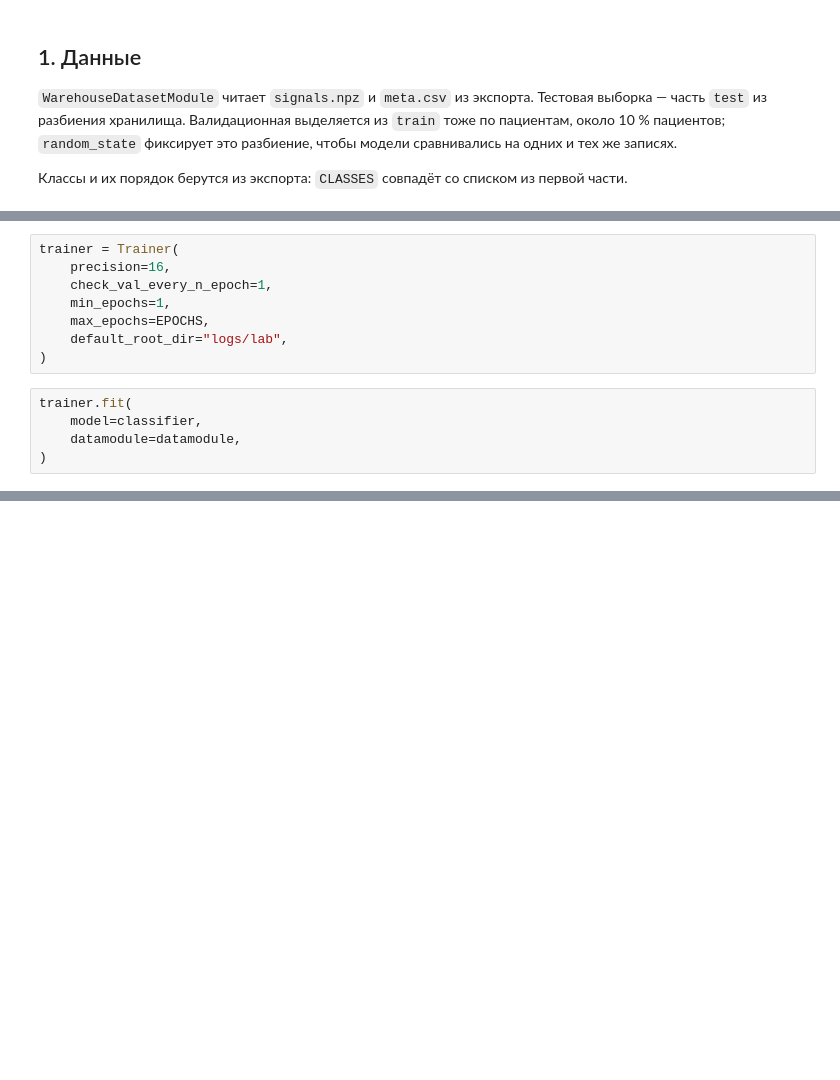
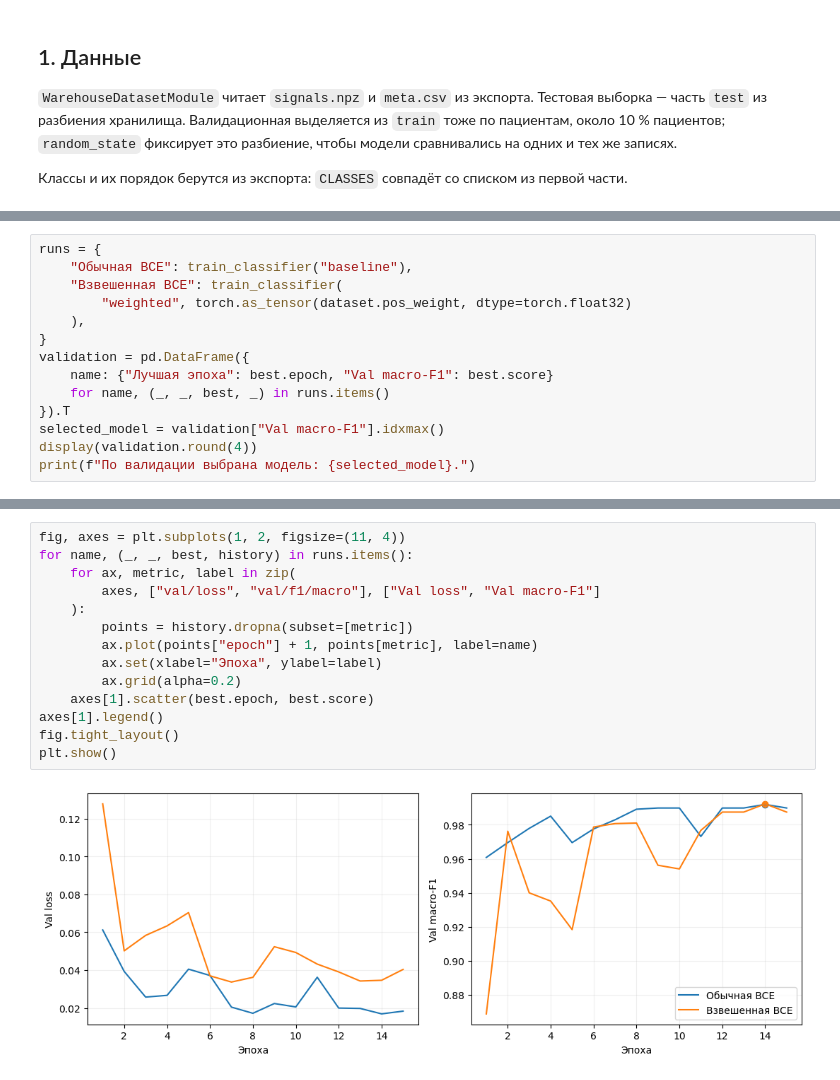
Before and after one commit to 4elodoy-Molovek/ecg-labwork, a Jupyter notebook: ecg-ml/notebooks/lab_training.ipynb, the cells around one changed output, grey strips where cells are left out. Cells and saved outputs as stored; diff of their text form; blank space fills up the shorter version.

```diff
--- a/ecg-ml/notebooks/lab_training.ipynb
+++ b/ecg-ml/notebooks/lab_training.ipynb
@@ -103,13 +55,0 @@ classifier = ClassifierLModule(
-# %%
-trainer = Trainer(
-    precision=16,
-    check_val_every_n_epoch=1,
-    min_epochs=1,
-    max_epochs=EPOCHS,
-    default_root_dir="logs/lab",
-)
-# %%
-trainer.fit(
-    model=classifier,
-    datamodule=datamodule,
-)
@@ -136,0 +163,14 @@ trainer.test(
+# %%
+runs = {
+    "Обычная BCE": train_classifier("baseline"),
+    "Взвешенная BCE": train_classifier(
+        "weighted", torch.as_tensor(dataset.pos_weight, dtype=torch.float32)
+    ),
+}
+validation = pd.DataFrame({
+    name: {"Лучшая эпоха": best.epoch, "Val macro-F1": best.score}
+    for name, (_, _, best, _) in runs.items()
+}).T
+selected_model = validation["Val macro-F1"].idxmax()
+display(validation.round(4))
+print(f"По валидации выбрана модель: {selected_model}.")
@@ -136,0 +199,16 @@ trainer.test(
+# %%
+fig, axes = plt.subplots(1, 2, figsize=(11, 4))
+for name, (_, _, best, history) in runs.items():
+    for ax, metric, label in zip(
+        axes, ["val/loss", "val/f1/macro"], ["Val loss", "Val macro-F1"]
+    ):
+        points = history.dropna(subset=[metric])
+        ax.plot(points["epoch"] + 1, points[metric], label=name)
+        ax.set(xlabel="Эпоха", ylabel=label)
+        ax.grid(alpha=0.2)
+    axes[1].scatter(best.epoch, best.score)
+axes[1].legend()
+fig.tight_layout()
+plt.show()
+# %% [output]
+[figure, added]
```
Also changed, not shown: parts of 26 cells of this notebook.
